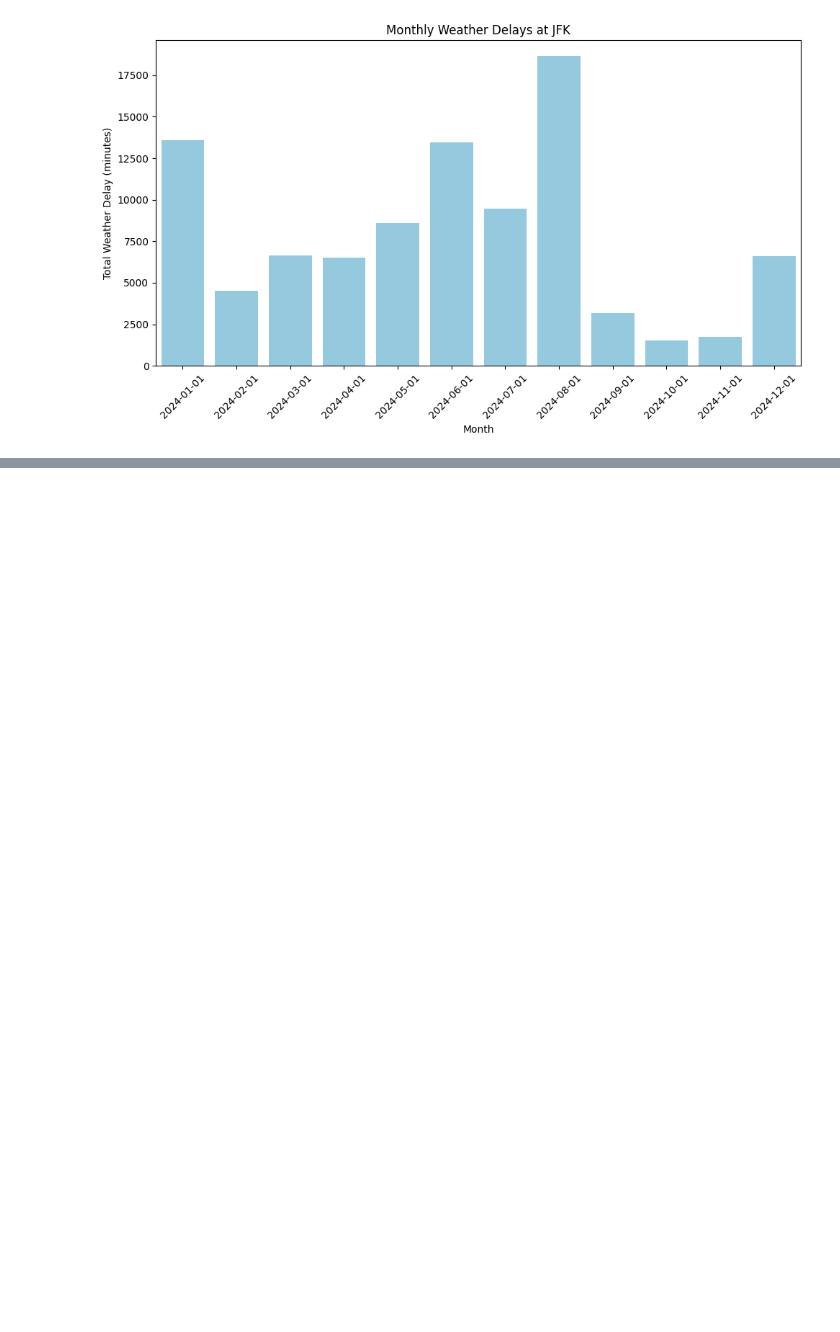
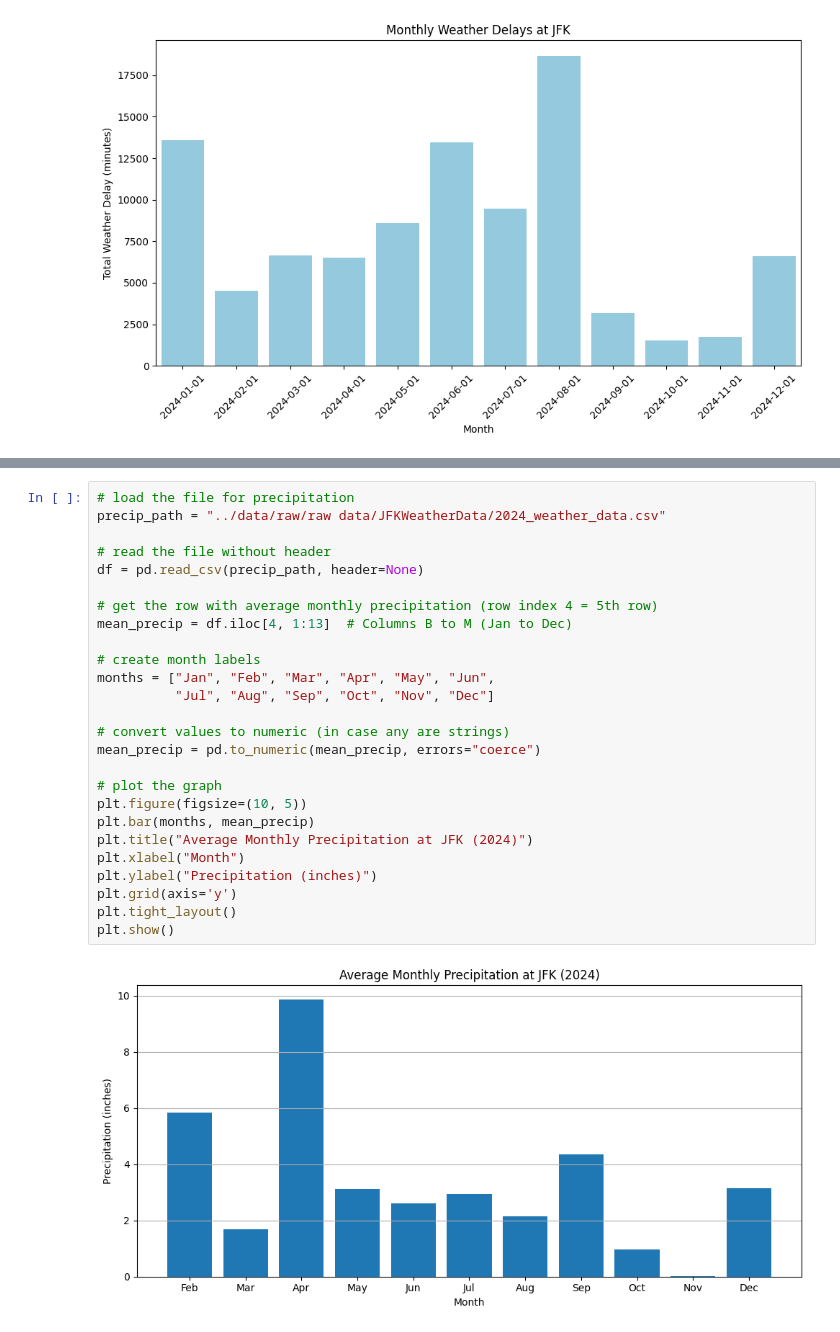
Before and after one commit to dkevin5542/CS506_Final_Project, a Jupyter notebook: code/eda.ipynb, the cells around one changed output, grey strips where cells are left out. Cells and saved outputs as stored; diff of their text form; blank space fills up the shorter version.

```diff
--- a/code/eda.ipynb
+++ b/code/eda.ipynb
@@ -108,0 +154,28 @@ plt.show()
+# %%
+# load the file for precipitation
+precip_path = "../data/raw/raw data/JFKWeatherData/2024_weather_data.csv"
+
+# read the file without header
+df = pd.read_csv(precip_path, header=None)
+
+# get the row with average monthly precipitation (row index 4 = 5th row)
+mean_precip = df.iloc[4, 1:13]  # Columns B to M (Jan to Dec)
+
+# create month labels
+months = ["Jan", "Feb", "Mar", "Apr", "May", "Jun",
+          "Jul", "Aug", "Sep", "Oct", "Nov", "Dec"]
+
+# convert values to numeric (in case any are strings)
+mean_precip = pd.to_numeric(mean_precip, errors="coerce")
+
+# plot the graph
+plt.figure(figsize=(10, 5))
+plt.bar(months, mean_precip)
+plt.title("Average Monthly Precipitation at JFK (2024)")
+plt.xlabel("Month")
+plt.ylabel("Precipitation (inches)")
+plt.grid(axis='y')
+plt.tight_layout()
+plt.show()
+# %% [output]
+[figure, added]
```
Also changed, not shown: parts of 2 cells of this notebook.
